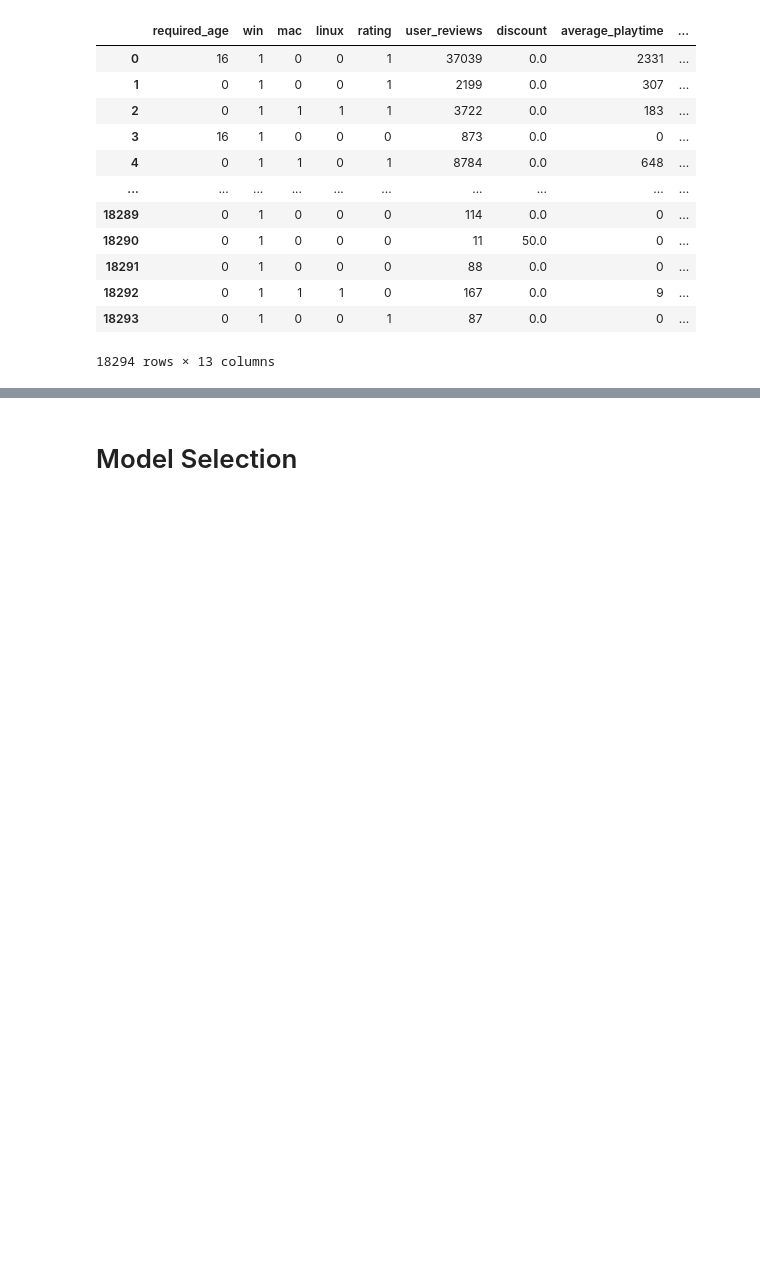
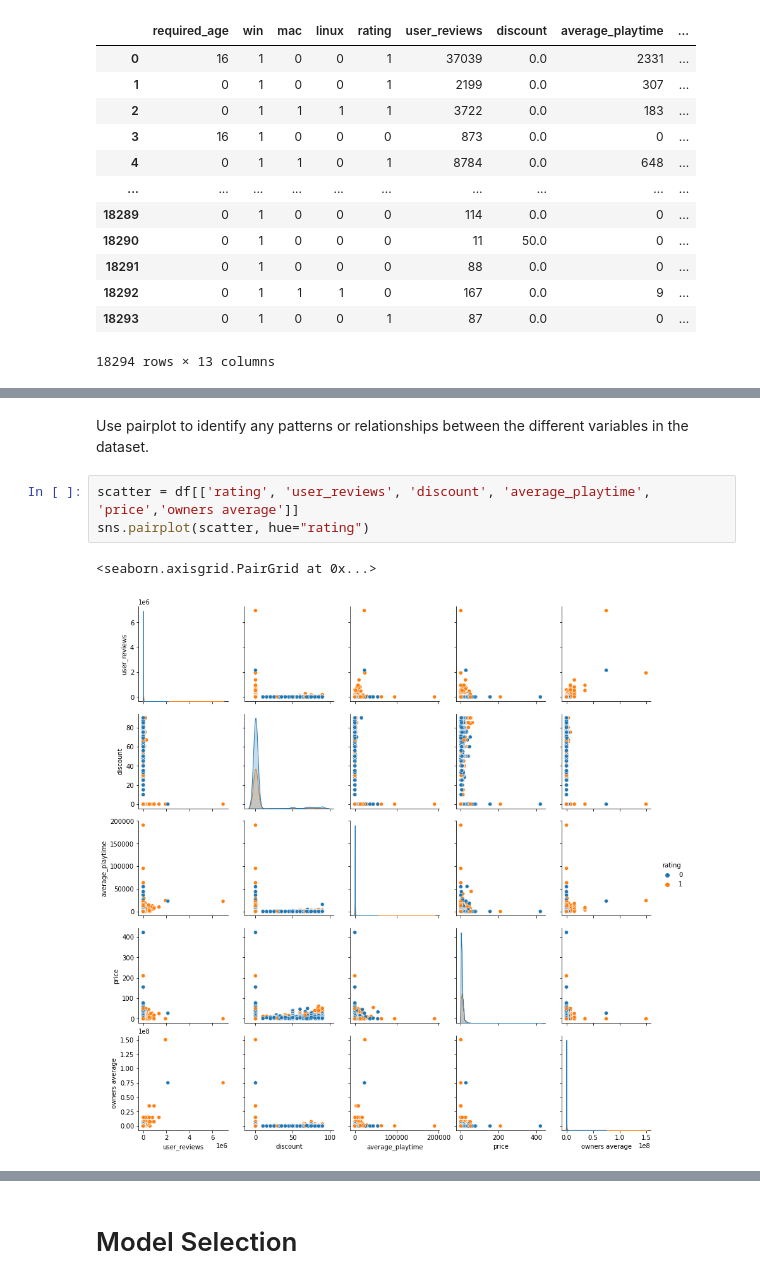
Before and after one commit to COGS118A/Group033-Wi23, a Jupyter notebook: CheckpointGroup033-Wi23.ipynb, the cells around one changed output, grey strips where cells are left out. Drawn from its saved outputs; the diff is of its cells as text; blank space fills up the shorter version.

```diff
--- a/CheckpointGroup033-Wi23.ipynb
+++ b/CheckpointGroup033-Wi23.ipynb
@@ -192,0 +198,8 @@ Text(0.5, 1.0, 'Popularity of game rating')
+# %% [markdown]
+Use pairplot to identify any patterns or relationships between the different variables in the dataset.
+# %%
+scatter = df[['rating', 'user_reviews', 'discount', 'average_playtime', 'price','owners average']]
+sns.pairplot(scatter, hue="rating")
+# %% [output]
+<seaborn.axisgrid.PairGrid at 0x...>
+[figure, added]
```
Also changed, not shown: parts of 109 cells of this notebook.
